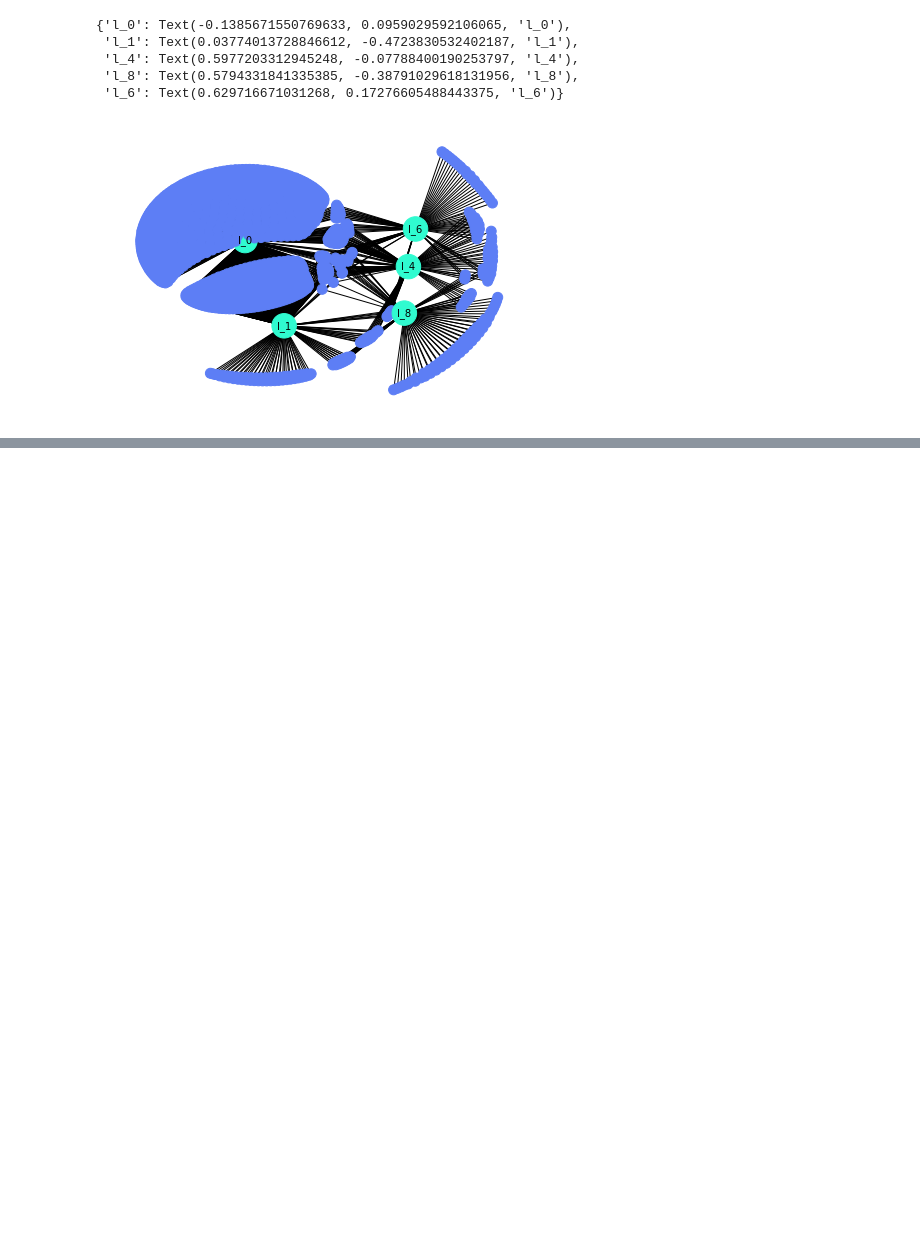
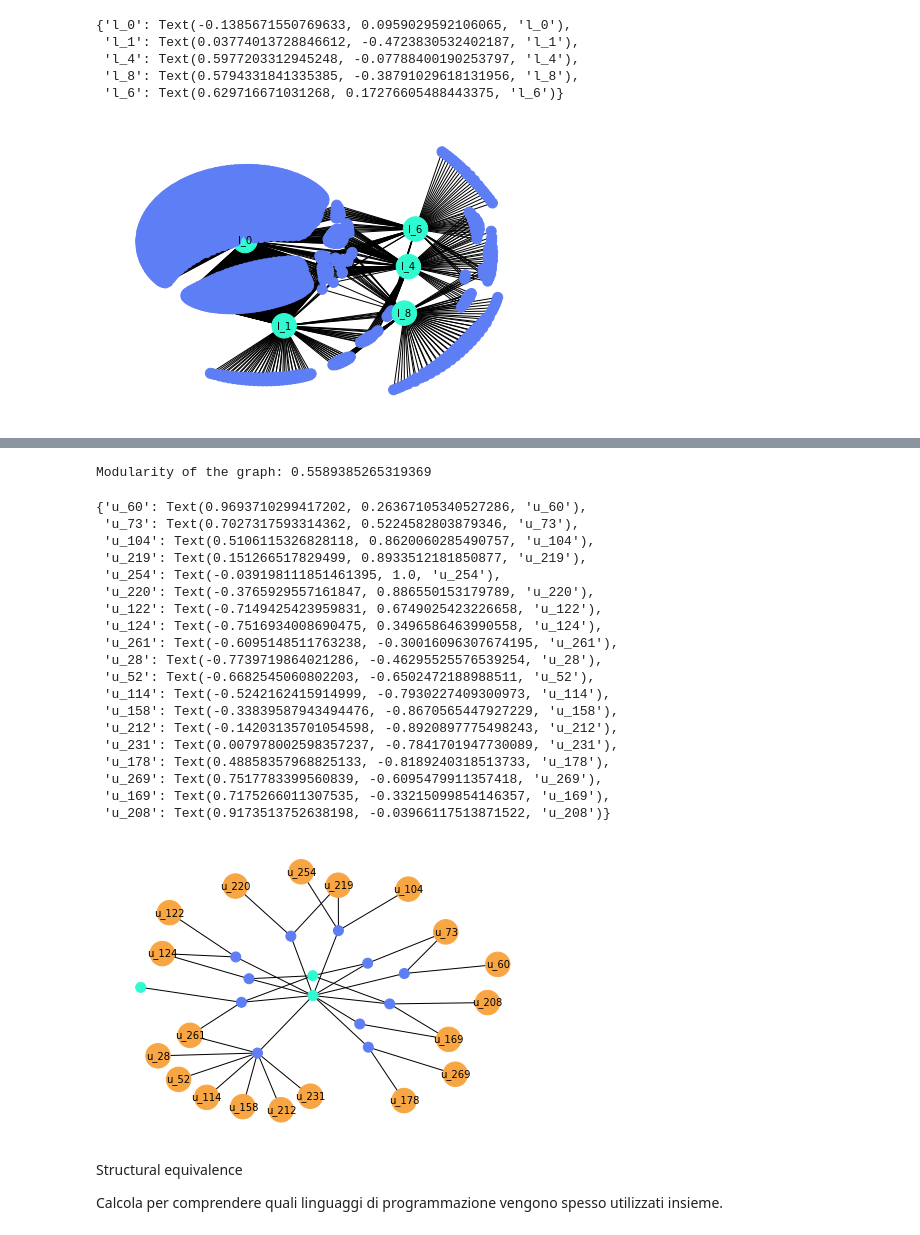
Before and after one commit to isabellamarasco/SNA_project, a Jupyter notebook: create_graph.ipynb, the cells around one changed output, grey strips where cells are left out. Saved outputs shown, nothing was run; the diff lists cells and outputs as text; code cells hidden in the pictures; blank space fills up the shorter version.

Commit message:
modularity

```diff
--- a/create_graph.ipynb
+++ b/create_graph.ipynb
@@ -128,0 +198,51 @@ nx.draw_networkx_labels(languages_subgraph, pos, labels, font_size=10)
+# %%
+#calculate modularity to find user comunites based on languages used in different repositories
+partition = community.best_partition(G)
+modularity = community.modularity(partition, G)
+
+# Print the modularity of the graph
+print("\nModularity of the graph:", modularity)
+# %% [output]
+Modularity of the graph: 0.5589385265319369
+# %%
+# Draw the graph containing only the top 5 users with neighbours based on modularity and degree centrality of users
+users_subgraph = nx.Graph()
+for node in sorted(partition, key=partition.get, reverse=True)[:30]:
+    users_subgraph.add_node(node, color = G.nodes[node]['color'])
+    for neighbour in G.neighbors(node):
+        if neighbour[0] == "u":
+            users_subgraph.add_node(neighbour, color = G.nodes[neighbour]['color'])
+        else:
+            users_subgraph.add_node(neighbour, color = G.nodes[neighbour]['color'])
+        users_subgraph.add_edge(node, neighbour)
+
+pos = nx.kamada_kawai_layout(users_subgraph)
+node_sizes = [600 if node.startswith('u_') else 100 for node in users_subgraph.nodes]
+nx.draw(users_subgraph, pos, node_size=node_sizes, node_color=[users_subgraph.nodes[node]['color'] for node in users_subgraph.nodes])
+labels = {node: node for node in users_subgraph.nodes if node.startswith('u_')}
+nx.draw_networkx_labels(users_subgraph, pos, labels, font_size=10)
+# %% [output]
+{'u_60': Text(0.9693710299417202, 0.26367105340527286, 'u_60'),
+ 'u_73': Text(0.7027317593314362, 0.5224582803879346, 'u_73'),
+ 'u_104': Text(0.5106115326828118, 0.8620060285490757, 'u_104'),
+ 'u_219': Text(0.151266517829499, 0.8933512181850877, 'u_219'),
+ 'u_254': Text(-0.039198111851461395, 1.0, 'u_254'),
+ 'u_220': Text(-0.3765929557161847, 0.886550153179789, 'u_220'),
+ 'u_122': Text(-0.7149425423959831, 0.6749025423226658, 'u_122'),
+ 'u_124': Text(-0.7516934008690475, 0.3496586463990558, 'u_124'),
+ 'u_261': Text(-0.6095148511763238, -0.30016096307674195, 'u_261'),
+ 'u_28': Text(-0.7739719864021286, -0.46295525576539254, 'u_28'),
+ 'u_52': Text(-0.6682545060802203, -0.6502472188988511, 'u_52'),
+ 'u_114': Text(-0.5242162415914999, -0.7930227409300973, 'u_114'),
+ 'u_158': Text(-0.33839587943494476, -0.8670565447927229, 'u_158'),
+ 'u_212': Text(-0.14203135701054598, -0.8920897775498243, 'u_212'),
+ 'u_231': Text(0.007978002598357237, -0.7841701947730089, 'u_231'),
+ 'u_178': Text(0.48858357968825133, -0.8189240318513733, 'u_178'),
+ 'u_269': Text(0.7517783399560839, -0.6095479911357418, 'u_269'),
+ 'u_169': Text(0.7175266011307535, -0.33215099854146357, 'u_169'),
+ 'u_208': Text(0.9173513752638198, -0.03966117513871522, 'u_208')}
+[figure, added]
+# %% [markdown]
+Structural equivalence
+
+Calcola per comprendere quali linguaggi di programmazione vengono spesso utilizzati insieme.
```
Also changed, not shown: parts of 7 cells of this notebook.
